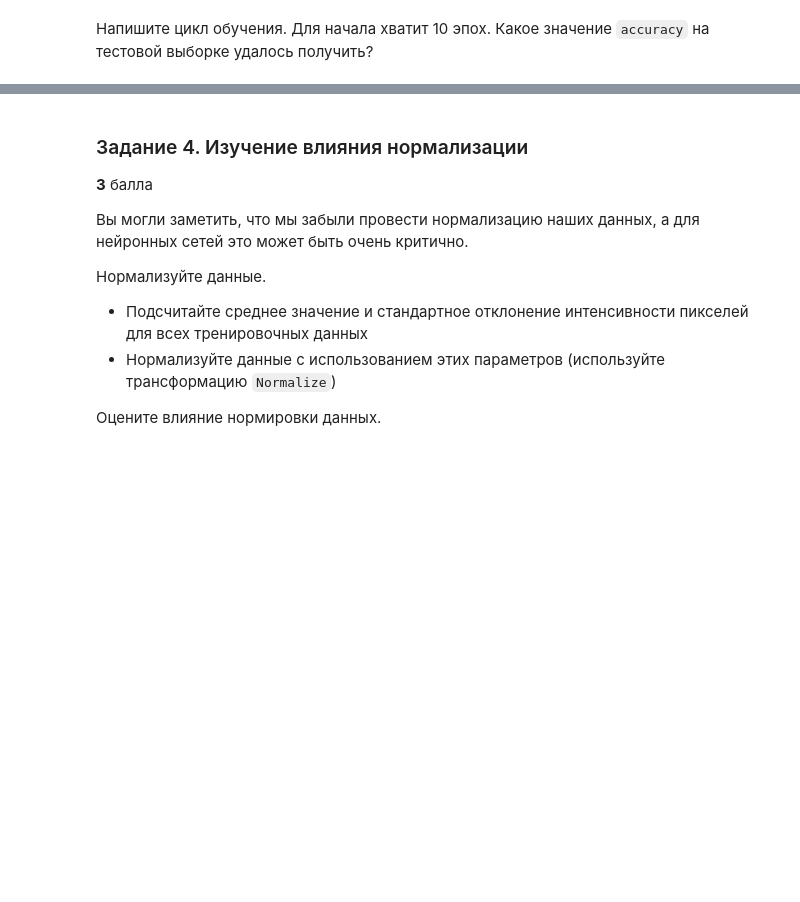
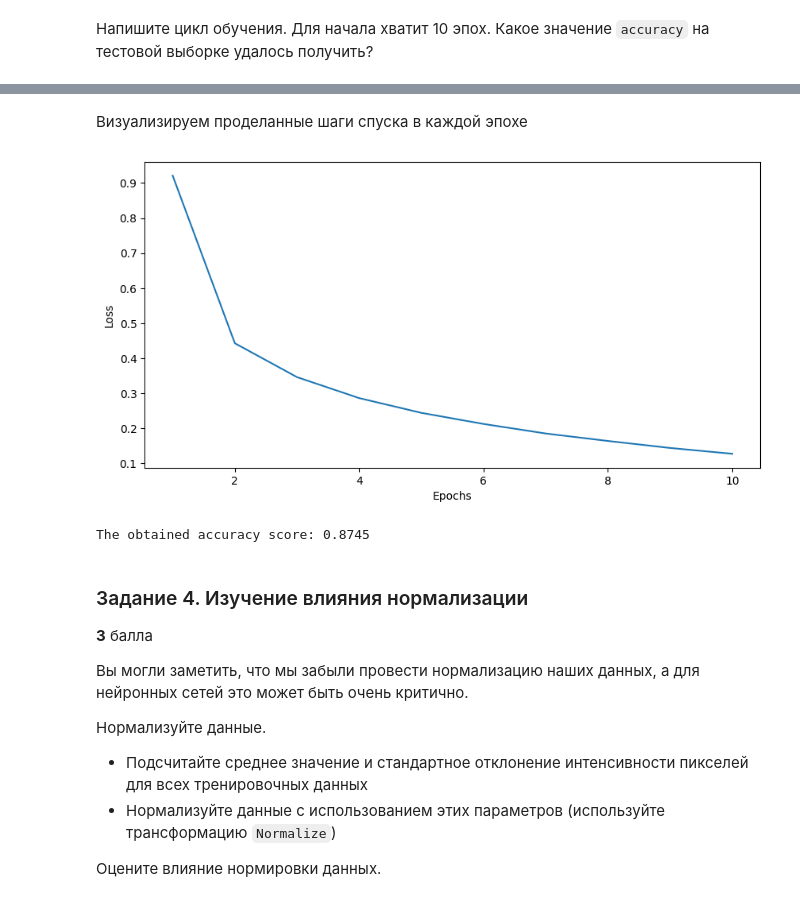
Before and after one commit to EkaterinShitik/BI_ML_2024, a Jupyter notebook: hw7_fc_nn/code/FC_NN_practice.ipynb, the cells around one changed output, grey strips where cells are left out. Drawn from its saved outputs; the diff is of its cells as text; code cells hidden in the pictures; blank space fills up the shorter version.

```diff
--- a/hw7_fc_nn/code/FC_NN_practice.ipynb
+++ b/hw7_fc_nn/code/FC_NN_practice.ipynb
@@ -86,19 +101,27 @@ MLP (multilayer perceptron) или нейронная сеть из полнос
 https://pytorch.org/docs/stable/nn.html?highlight=activation#non-linear-activations-weighted-sum-nonlinearity
 # %%
 import torch.nn as nn
+import torch.nn.functional as F
 
 class FCNet(nn.Module):
     def __init__(self):
         super().__init__() #  это надо помнить!
         ## YOUR CODE HERE
+        self.fc1 = nn.Linear(in_features=28*28, out_features=256)
+        self.fc2 = nn.Linear(in_features=256, out_features=128)
+        self.fc3 = nn.Linear(in_features=128, out_features=10)
 
 
     def forward(self, x):  # Forward вызывается внутри метода __call__ родительского класса
         ## x -> тензор размерности (BATCH_SIZE, N_CHANNELS, WIDTH, HEIGHT)
         ## надо подумать над тем, что у нас полносвязные слои принимают векторы
-
         ## YOUR CODE HERE
-
+        x = x.view(-1, 28*28)
+        x = self.fc1(x)
+        x = F.relu(x)
+        x = self.fc2(x)
+        x = F.relu(x)
+        logits = self.fc3(x)
         return logits
 # %% [markdown]
 Сколько обучаемых параметров у вашей модели (весов и смещений)?
@@ -152,0 +179,20 @@ get_accuracy(fc_net, testloader)
+# %%
+%%time
+n_epochs = 10
+loss_history = []
+
+## YOUR CODE HERE
+for epoch in range(n_epochs):
+    epoch_loss = 0
+    for images, labels in trainloader: # Получаем батч тренировочных картинок
+        optimizer.zero_grad() # чтобы не было как в лог регрессии, когда мы не обнуляли градиенты
+        outputs = fc_net(images) # делаем предсказания
+        loss = loss_function(outputs, labels) # считаем лосс
+        loss.backward() # считаем градиенты
+        optimizer.step() # делаем шаг градиентного спуска
+
+        epoch_loss += loss.item()
+
+    loss_history.append(epoch_loss/len(trainloader))
+
+    print(f"Epoch={epoch+1} loss={loss_history[epoch]:.4f}")
@@ -153,3 +212,18 @@ get_accuracy(fc_net, testloader)
+# %% [markdown]
+Визуализируем проделанные шаги спуска в каждой эпохе
+# %%
+plt.figure(figsize=(10, 5))
+plt.plot([i+1 for i in range(n_epochs)], loss_history)
+plt.xlabel("Epochs")
+plt.ylabel("Loss")
+plt.show()
+# %% [output]
+[figure, added]
+# %%
+accuracy = get_accuracy(fc_net, testloader)
+print(f'The obtained accuracy score: {accuracy}')
+# %% [output]
+The obtained accuracy score: 0.8745
 # %% [markdown]
 ### Задание 4. Изучение влияния нормализации
 
```
Also changed, not shown: parts of 53 cells of this notebook.
